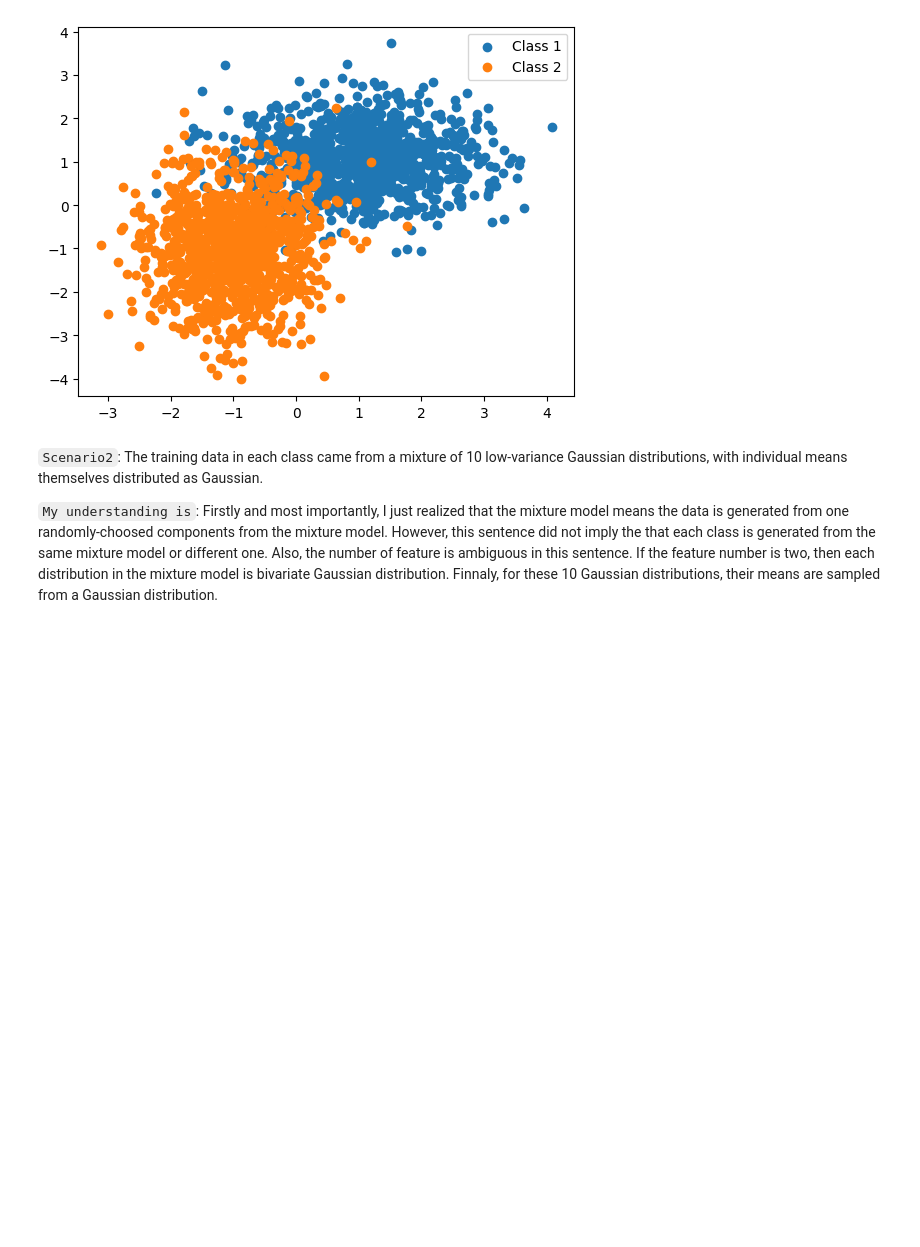
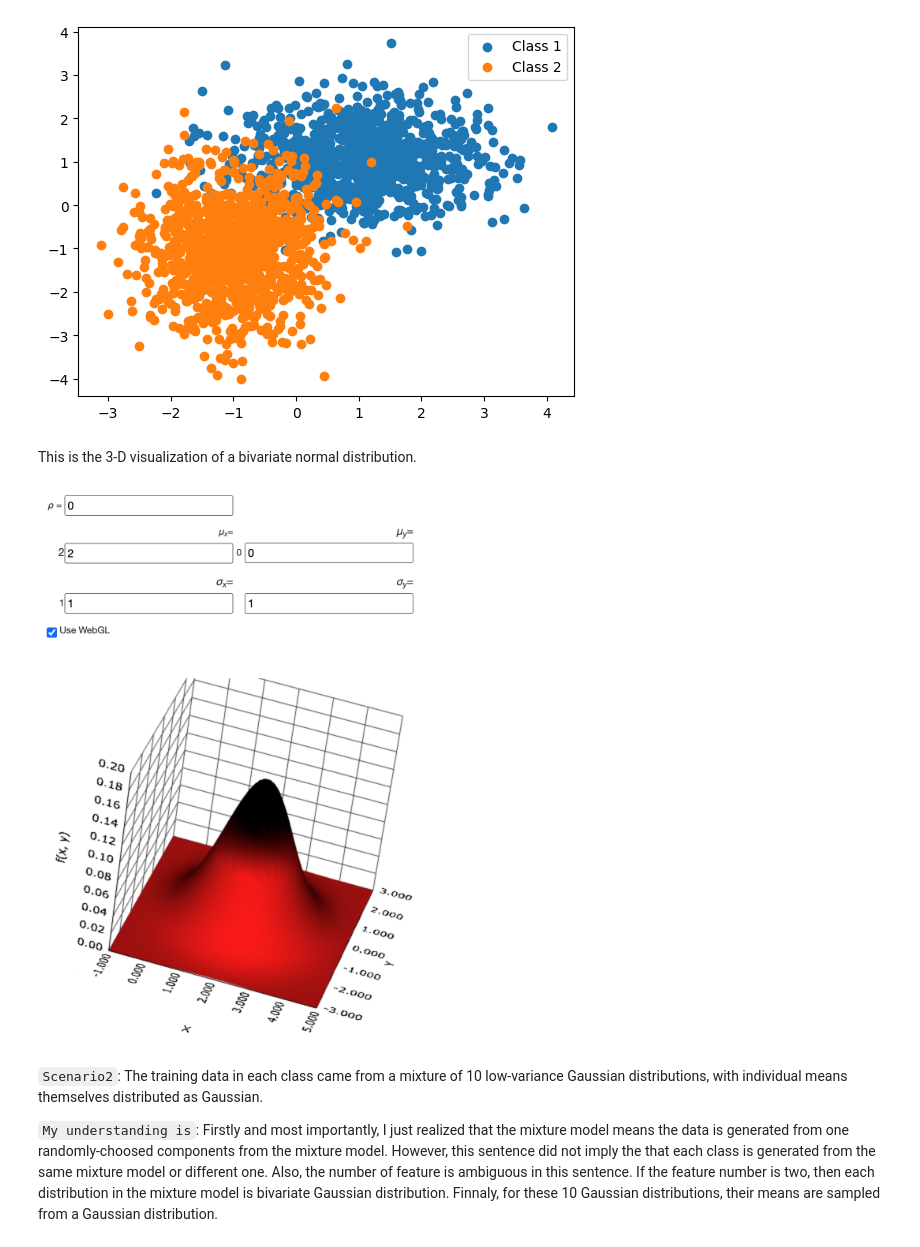
Before and after one commit to RocStone/Roc-Research-Notes, a Jupyter notebook: _build/jupyter_execute/ele/c2-jupyter.ipynb, the cells around one changed output. Cells and saved outputs as stored; diff of their text form; code cells hidden in the pictures; blank space fills up the shorter version.

```diff
--- a/_build/jupyter_execute/ele/c2-jupyter.ipynb
+++ b/_build/jupyter_execute/ele/c2-jupyter.ipynb
@@ -71,6 +71,13 @@ plt.legend()
 plt.show()
 # %% [output]
 [figure]
+# %% [markdown]
+This is the 3-D visualization of a bivariate normal distribution.
+# %%
+from IPython.display import Image
+Image("./imgs/bivariate normal distribution.png")
+# %% [output]
+[figure, added]
 # %% [markdown]
 `Scenario2`: The training data in each class came from a mixture of 10 low-variance Gaussian distributions, with individual means themselves distributed as Gaussian.
 
```
Also changed, not shown: parts of 17 cells of this notebook, 26 other files.
